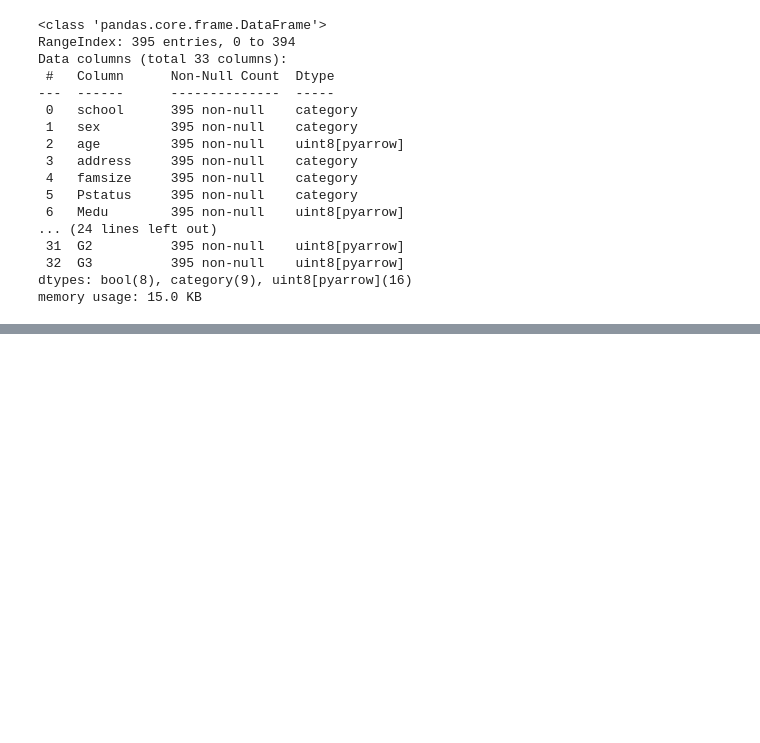
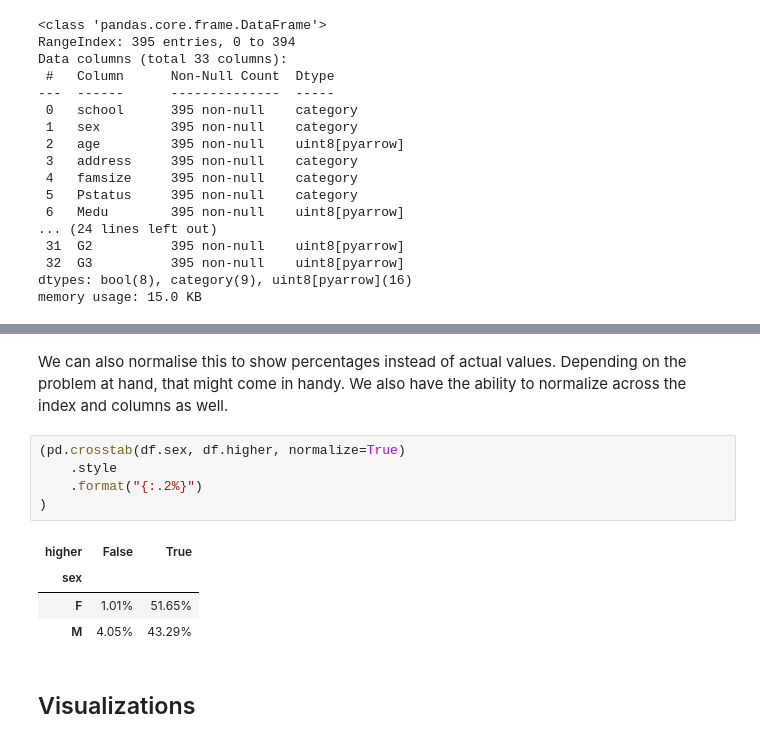
Before and after one commit to agpt8/data_science_portfolio, a Jupyter notebook: student-data-analysis.ipynb, the cells around one changed output, grey strips where cells are left out. Saved outputs shown, nothing was run; the diff lists cells and outputs as text; blank space fills up the shorter version.

```diff
--- a/student-data-analysis.ipynb
+++ b/student-data-analysis.ipynb
@@ -541,0 +563,14 @@ memory usage: 15.0 KB
+# %% [markdown]
+We can also normalise this to show percentages instead of actual values. Depending on the problem at hand, that might come in handy. We also have the ability to normalize across the index and columns as well.
+# %%
+(pd.crosstab(df.sex, df.higher, normalize=True)
+    .style
+    .format("{:.2%}")
+)
+# %% [output]
+| higher | False | True |
+| sex |  |  |
+| F | 1.01% | 51.65% |
+| M | 4.05% | 43.29% |
+# %% [markdown]
+## Visualizations
```
Also changed, not shown: parts of 8 cells of this notebook.
